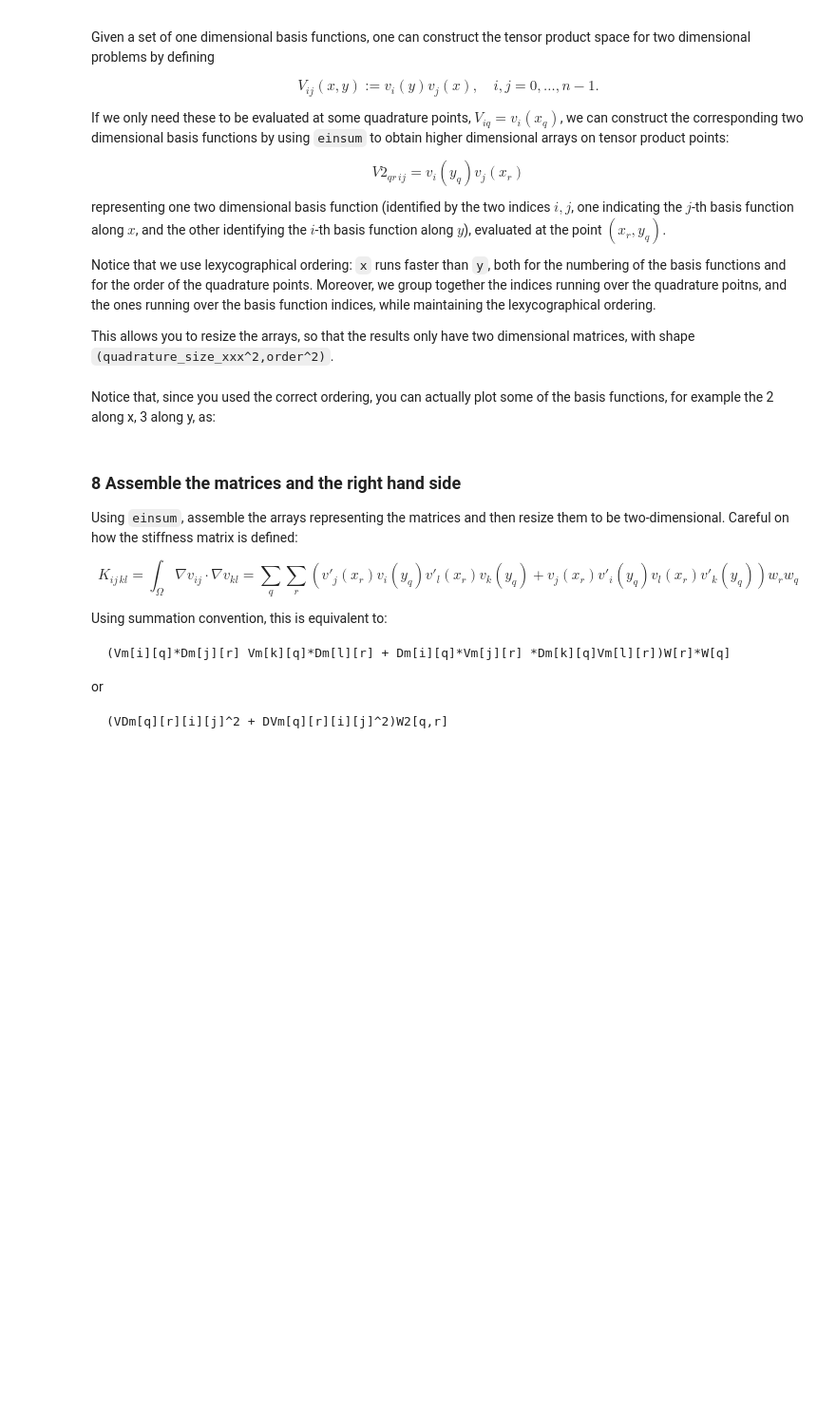
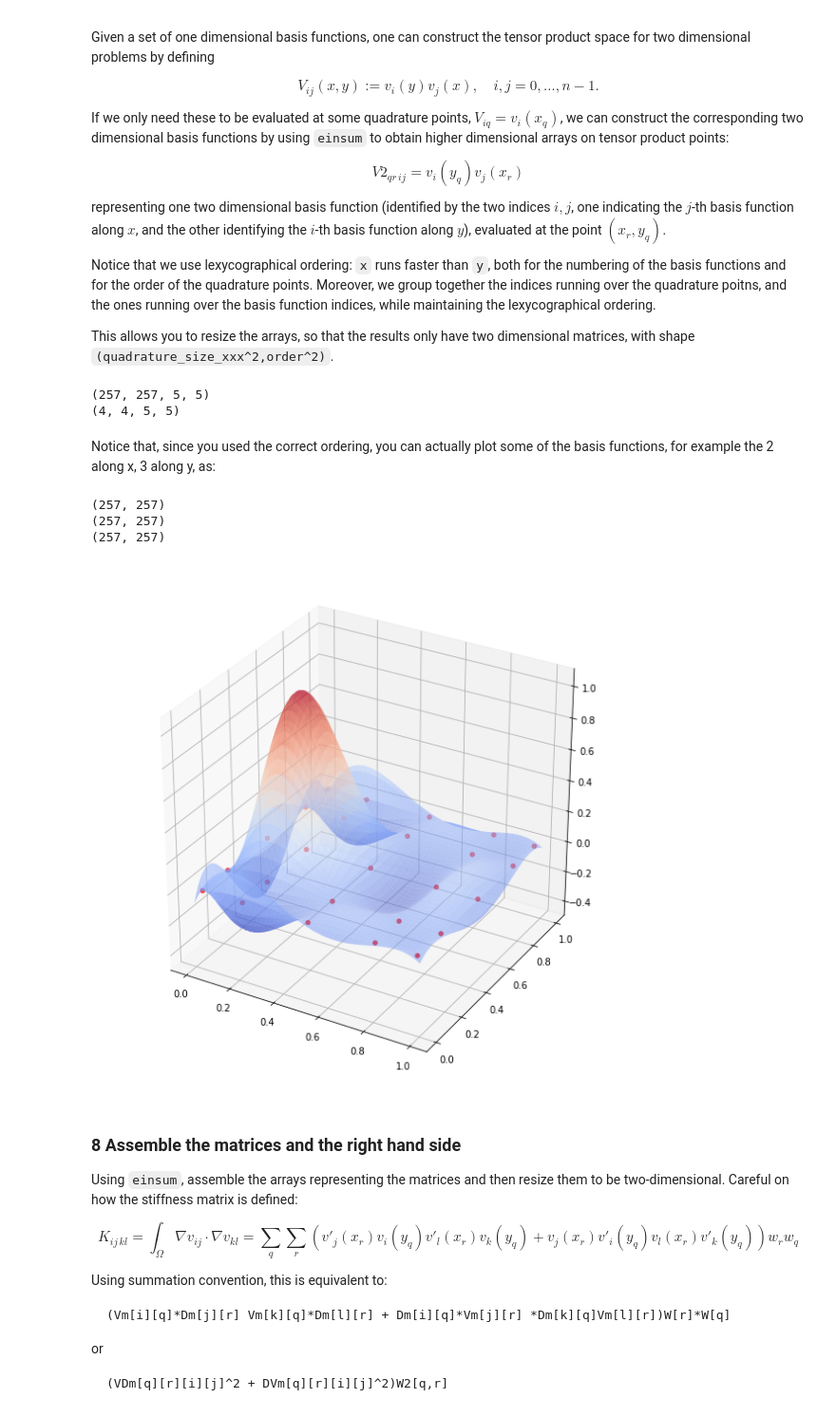
Before and after one commit to marcozullich/P1.4_seed, a Jupyter notebook: FinalProject.ipynb, the cells around one changed output. Shown at 95% size. Saved outputs shown, nothing was run; the diff lists cells and outputs as text; code cells hidden in the pictures; blank space fills up the shorter version.

```diff
--- a/FinalProject.ipynb
+++ b/FinalProject.ipynb
@@ -154,15 +299,23 @@ Notice that we use lexycographical ordering: `x` runs faster than `y`, both for
 
 This allows you to resize the arrays, so that the results only have two dimensional matrices, with shape `(quadrature_size_xxx^2,order^2)`.
 # %%
-V2s = einsum('iq, jr -> qrij', Vs, Vs)
+#V2s = einsum('iq, jr -> qrij', Vs, Vs)
+#change indices because otherwise it created a (5,5,257,257) array, I want (257,257,5,5) instead
+V2s = einsum('qi, rj -> qrij', Vs, Vs)
 
-V2m = einsum('iq, jr -> qrij', Vm, Vm)
-V2r = einsum('iq, jr -> qrij', Vr, Vr)
-V2e = einsum('iq, jr -> qrij', Ve, Ve)
+V2m = einsum('qi, rj -> qrij', Vm, Vm)
+V2r = einsum('qi, rj -> qrij', Vr, Vr)
+V2e = einsum('qi, rj -> qrij', Ve, Ve)
 
 # ...
 
-VDm = einsum('iq, jr -> qrij', Vm, Dm)
-DVm = einsum('iq, jr -> qrij', Dm, Vm)
+VDm = einsum('qi, rj -> qrij', Vm, Dm)
+DVm = einsum('qi, rj -> qrij', Dm, Vm)
+# %%
+print(V2s.shape)
+print(V2r.shape)
+# %% [output]
+(257, 257, 5, 5)
+(4, 4, 5, 5)
 # %% [markdown]
 Notice that, since you used the correct ordering, you can actually plot some of the basis functions, for example the 2 along x, 3 along y, as:
@@ -169,11 +324,20 @@ Notice that, since you used the correct ordering, you can actually plot some of
+# %%
+print(V2s[:,:,2,3].shape)
+print(X[0].shape)
+print(X[1].shape)
+# %% [output]
+(257, 257)
+(257, 257)
+(257, 257)
 # %%
-# X = meshgrid(s, s)
-# Q = meshgrid(C, C)
-
-# fig = figure(figsize=[10,10])
-# ax = fig.gca(projection='3d')
-# surf2 = ax.plot_surface(X[0], X[1], V2s[:,:,2,3], rstride=5, cstride=5, cmap=cm.coolwarm, alpha=0.5)
-# scatter = ax.scatter(Q[0], Q[1], zeros_like(Q[0]), c='r', marker='o')
+X = meshgrid(s, s)
+Q = meshgrid(C, C)
+fig = figure(figsize=[10,10])
+ax = fig.gca(projection='3d')
+surf2 = ax.plot_surface(X[0], X[1], V2s[:,:,2,3], rstride=5, cstride=5, cmap=cm.coolwarm, alpha=0.5)
+scatter = ax.scatter(Q[0], Q[1], zeros_like(Q[0]), c='r', marker='o')
+# %% [output]
+[figure, added]
 # %% [markdown]
 ### 8 Assemble the matrices and the right hand side
 
```
Also changed, not shown: parts of 15 cells of this notebook, 7 other files.
